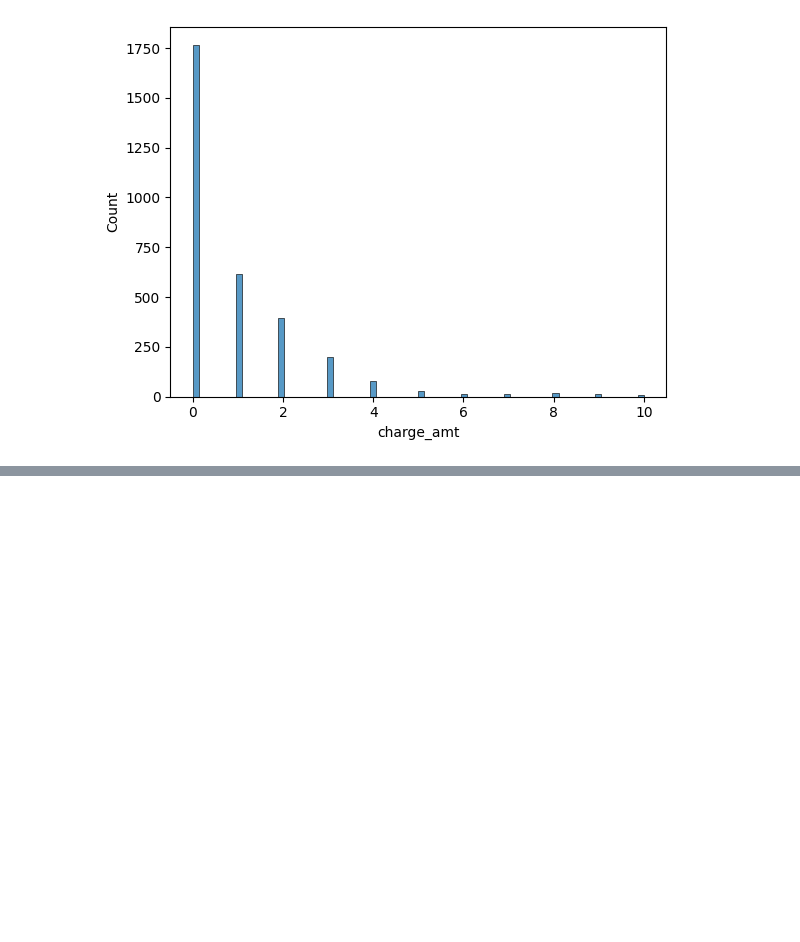
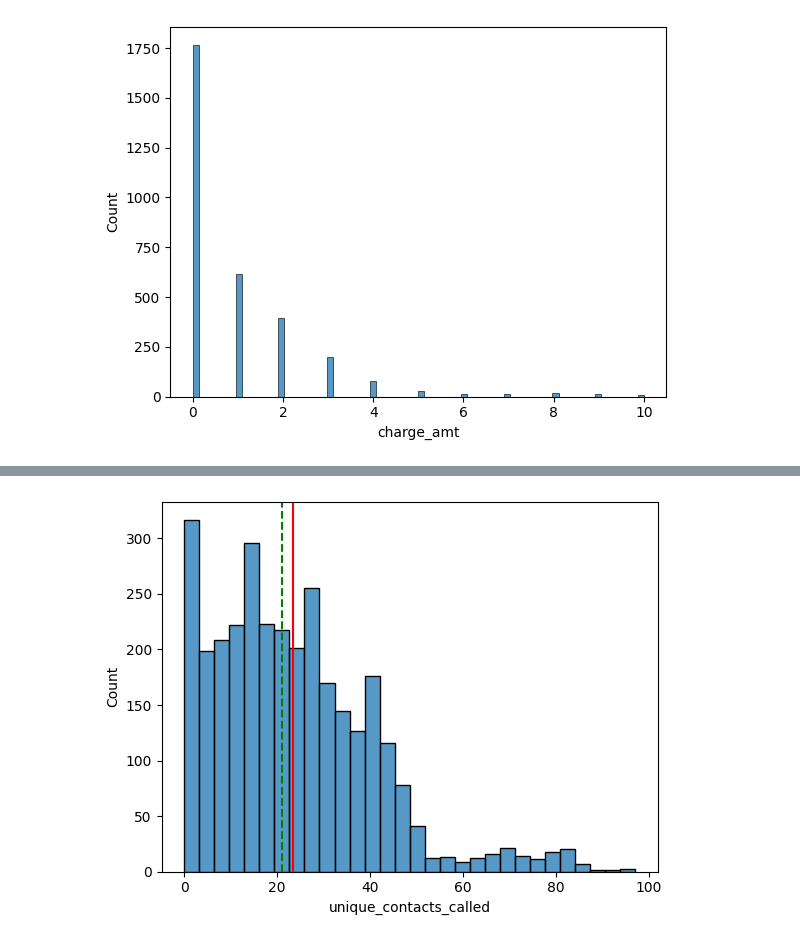
Before and after one commit to mlcuadra1/Churn-Risk-EDA, a Jupyter notebook: notebooks/Script 2 - EDA.ipynb, the cells around one changed output, grey strips where cells are left out. Saved outputs shown, nothing was run; the diff lists cells and outputs as text; code cells hidden in the pictures; blank space fills up the shorter version.

```diff
--- a/notebooks/Script 2 - EDA.ipynb
+++ b/notebooks/Script 2 - EDA.ipynb
@@ -152,0 +171,6 @@ sns.histplot(x='charge_amt', data=df)
+# %%
+sns.histplot(x='unique_contacts_called', data=df)
+
+draw_mean_median(df['unique_contacts_called'])
+# %% [output]
+[figure, added]
```
Also changed, not shown: parts of 8 cells of this notebook.
